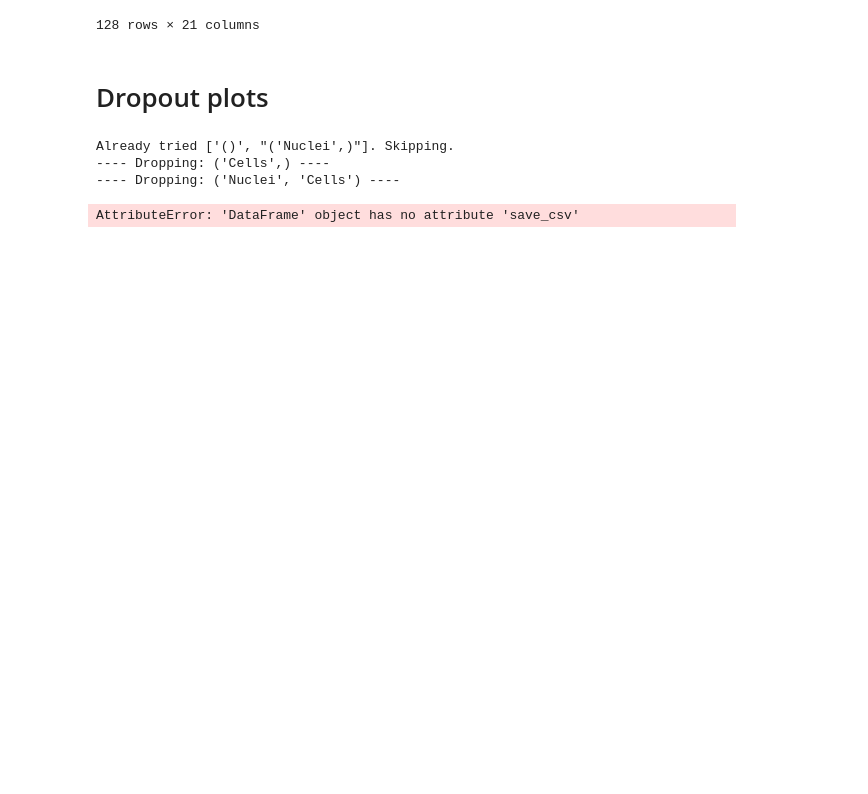
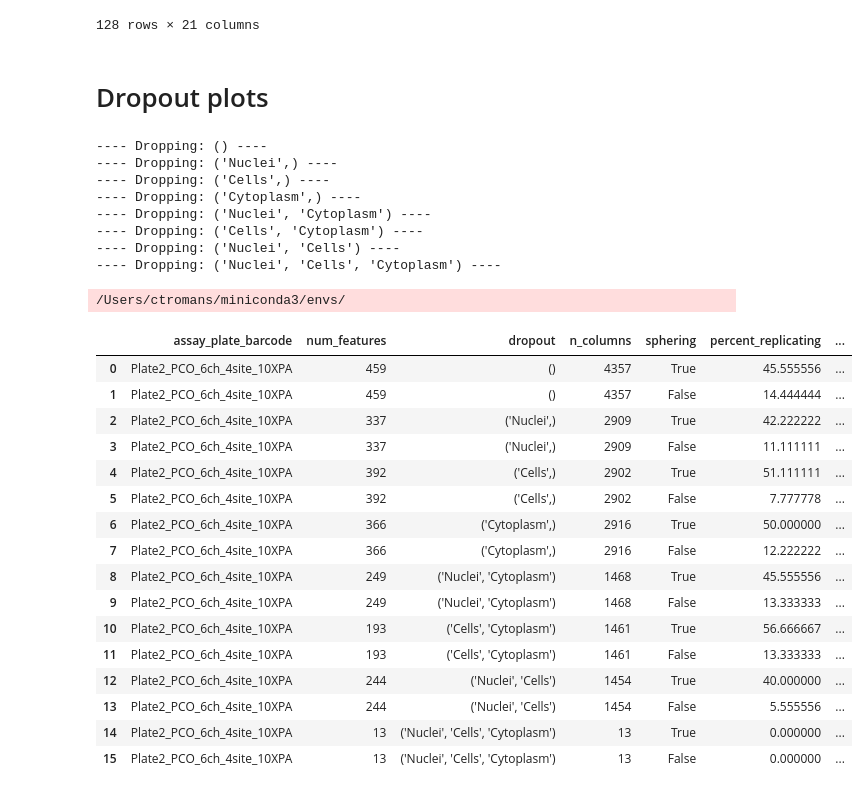
Before and after one commit to jump-cellpainting/jump-scope-analysis, a Jupyter notebook: enabling-sphering.ipynb, the cells around one changed output. Drawn from its saved outputs; the diff is of its cells as text; code cells hidden in the pictures; blank space fills up the shorter version.

```diff
--- a/enabling-sphering.ipynb
+++ b/enabling-sphering.ipynb
@@ -577,18 +581,18 @@ def category_dropout(
     match_df_list = list()
 
     # Check if dropout has previously been performed
-    if os.path.exists(outfile):
-        # Limitation of this implementation:
-        # If you switch from sphering to not sphering, this will fail to
-        # run the analysis without sphering as it only checks the 'dropout'
-        # column combinations and not any other column (such as if sphering was T/F).
-        dropout_df = pd.read_csv(outfile)
-        rep_df_list.append(dropout_df)
-        match_df_list.append(dropout_df)
-        tried=list(dropout_df["dropout"])
-        print(f"Already tried {tried}. Skipping.")
-        possible_combinations = [x for x in possible_combinations if str(x) not in tried]
-        # Otherwise, dropout columns will be generated from scratch
+    # if os.path.exists(outfile):
+    #     # Limitation of this implementation:
+    #     # If you switch from sphering to not sphering, this will fail to
+    #     # run the analysis without sphering as it only checks the 'dropout'
+    #     # column combinations and not any other column (such as if sphering was T/F).
+    #     dropout_df = pd.read_csv(outfile)
+    #     rep_df_list.append(dropout_df)
+    #     match_df_list.append(dropout_df)
+    #     tried=list(dropout_df["dropout"])
+    #     print(f"Already tried {tried}. Skipping.")
+    #     possible_combinations = [x for x in possible_combinations if str(x) not in tried]
+    #     # Otherwise, dropout columns will be generated from scratch
 
     if len(possible_combinations) == 0:
         # Either no combinations available or they're already present in the outfile
@@ -601,10 +605,13 @@ def category_dropout(
         # Within the droupout group, find the column to actually drop
         for each_item in dropout_group:
             # Only keep columns that don't contain the dropout
-            col_list = [x for x in input_columns if each_item not in x]
+            col_list = [x for x in col_list if each_item not in x]
         print(f"---- Dropping: {dropout_group} ----")
-        dropped_dataframe = dataframe[col_list]
-        feature_select = do_feature_select(dropped_dataframe)
+        try:
+            dropped_dataframe = pd.DataFrame(dataframe[col_list])
+            feature_select = do_feature_select(dropped_dataframe)
+        except:
+            feature_select = dropped_dataframe
         # return feature_select
         if match_or_rep_or_both.casefold() == "replicating" or match_or_rep_or_both.casefold() == "both":
             if enable_sphering.casefold() == "yes" or enable_sphering.casefold() == "both":
@@ -624,7 +631,10 @@ def category_dropout(
                 })
                 rep_df_list.append(_df)
             if enable_sphering.casefold() == "no" or enable_sphering.casefold() == "both":
-                prop_95 = return_prop95(feature_select, match_or_rep="replicating", enable_sphering=False)
+                try:
+                    prop_95 = return_prop95(feature_select, match_or_rep="replicating", enable_sphering=False)
+                except:
+                    prop_95 = 0
                 _df = pd.DataFrame({
                     "assay_plate_barcode": plate_barcode,
                     "num_features": len(feature_select.columns),
@@ -650,7 +660,10 @@ def category_dropout(
                 })
                 match_df_list.append(_df)
             if enable_sphering.casefold() == "no" or enable_sphering.casefold() == "both":
-                prop_95 = return_prop95(feature_select, match_or_rep="matching", enable_sphering=False)
+                try:
+                    prop_95 = return_prop95(feature_select, match_or_rep="matching", enable_sphering=False)
+                except:
+                    prop_95 = 0
                 _df = pd.DataFrame({
                     "assay_plate_barcode": plate_barcode,
                     "num_features": len(feature_select.columns),
@@ -666,38 +679,59 @@ def category_dropout(
         rep_df = pd.concat(rep_df_list, ignore_index=True)
     if match_or_rep_or_both.casefold() == "matching" or match_or_rep_or_both.casefold() == "both":
         match_df = pd.concat(match_df_list, ignore_index=True)
 
     # Merge so perc rep and match is in the same place
     if match_or_rep_or_both.casefold() == "both":
         merged_df = rep_df.merge(match_df, how="inner")
         if outfile is not None:
             merged_df.to_csv(outfile,index=False)
         return merged_df
     if match_or_rep_or_both.casefold() == "replicating":
         if outfile is not None:
             rep_df.to_csv(outfile,index=False)
         return rep_df
     if match_or_rep_or_both.casefold() == "matching":
         if outfile is not None:
             match_df.to_csv(outfile,index=False)
         return match_df
 
 # TODO: Check that this is accurately dropping, integrate with os.walk, integrate with heatmap matrix
 # No need to integrate with os.walk. Use metadata csv
 
 
 
 load_file = "../jump-scope/profiles/1siteSubSample_Scope1_MolDev_10X/Plate2_PCO_6ch_4site_10XPA/Plate2_PCO_6ch_4site_10XPA_normalized_negcon.csv.gz"
-
 test_data = pd.read_csv(load_file)
-
-drops = category_dropout(test_data, "Plate2_PCO_6ch_4site_10XPA", ["Nuclei"], "replicating", "no", "test.csv")
-
+drops = category_dropout(test_data, "Plate2_PCO_6ch_4site_10XPA", ['Nuclei', 'Cells', 'Cytoplasm'], "both", "both", "test.csv")
+drops
 # ['Nuclei','Cells','Cytoplasm']
 # %% [output]
-Already tried ['()', "('Nuclei',)"]. Skipping.
+---- Dropping: () ----
+---- Dropping: ('Nuclei',) ----
 ---- Dropping: ('Cells',) ----
+---- Dropping: ('Cytoplasm',) ----
+---- Dropping: ('Nuclei', 'Cytoplasm') ----
+---- Dropping: ('Cells', 'Cytoplasm') ----
 ---- Dropping: ('Nuclei', 'Cells') ----
+---- Dropping: ('Nuclei', 'Cells', 'Cytoplasm') ----
+/Users/ctromans/miniconda3/envs/
+|  | assay_plate_barcode | num_features | dropout | n_columns | sphering | percent_replicating | ... |
+| 0 | Plate2_PCO_6ch_4site_10XPA | 459 | () | 4357 | True | 45.555556 | ... |
+| 1 | Plate2_PCO_6ch_4site_10XPA | 459 | () | 4357 | False | 14.444444 | ... |
+| 2 | Plate2_PCO_6ch_4site_10XPA | 337 | ('Nuclei',) | 2909 | True | 42.222222 | ... |
+| 3 | Plate2_PCO_6ch_4site_10XPA | 337 | ('Nuclei',) | 2909 | False | 11.111111 | ... |
+| 4 | Plate2_PCO_6ch_4site_10XPA | 392 | ('Cells',) | 2902 | True | 51.111111 | ... |
+| 5 | Plate2_PCO_6ch_4site_10XPA | 392 | ('Cells',) | 2902 | False | 7.777778 | ... |
+| 6 | Plate2_PCO_6ch_4site_10XPA | 366 | ('Cytoplasm',) | 2916 | True | 50.000000 | ... |
+| 7 | Plate2_PCO_6ch_4site_10XPA | 366 | ('Cytoplasm',) | 2916 | False | 12.222222 | ... |
+| 8 | Plate2_PCO_6ch_4site_10XPA | 249 | ('Nuclei', 'Cytoplasm') | 1468 | True | 45.555556 | ... |
+| 9 | Plate2_PCO_6ch_4site_10XPA | 249 | ('Nuclei', 'Cytoplasm') | 1468 | False | 13.333333 | ... |
+| 10 | Plate2_PCO_6ch_4site_10XPA | 193 | ('Cells', 'Cytoplasm') | 1461 | True | 56.666667 | ... |
+| 11 | Plate2_PCO_6ch_4site_10XPA | 193 | ('Cells', 'Cytoplasm') | 1461 | False | 13.333333 | ... |
+| 12 | Plate2_PCO_6ch_4site_10XPA | 244 | ('Nuclei', 'Cells') | 1454 | True | 40.000000 | ... |
+| 13 | Plate2_PCO_6ch_4site_10XPA | 244 | ('Nuclei', 'Cells') | 1454 | False | 5.555556 | ... |
+| 14 | Plate2_PCO_6ch_4site_10XPA | 13 | ('Nuclei', 'Cells', 'Cytoplasm') | 13 | True | 0.000000 | ... |
+| 15 | Plate2_PCO_6ch_4site_10XPA | 13 | ('Nuclei', 'Cells', 'Cytoplasm') | 13 | False | 0.000000 | ... |
 # %%
 _, parent_folders, _ = next(os.walk("../jump-scope/profiles/"))
 
@@ -738,5 +772,3 @@ for batch_name in parent_folders:
 
 collated_dropout_df = pd.concat(df_list)
 collated_dropout_df.to_csv("checkpoints/feature-dropouts-nuclei_cytoplasm_cells.csv")
-# %% [output]
-AttributeError: 'DataFrame' object has no attribute 'save_csv'
```
Also changed, not shown: parts of 10 cells of this notebook.
